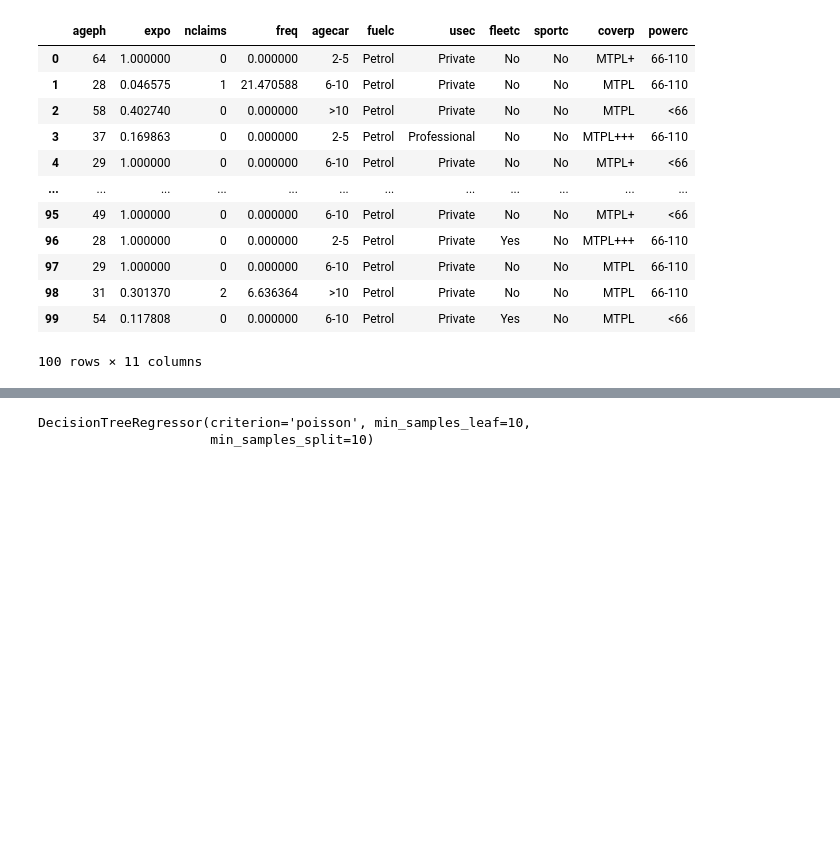
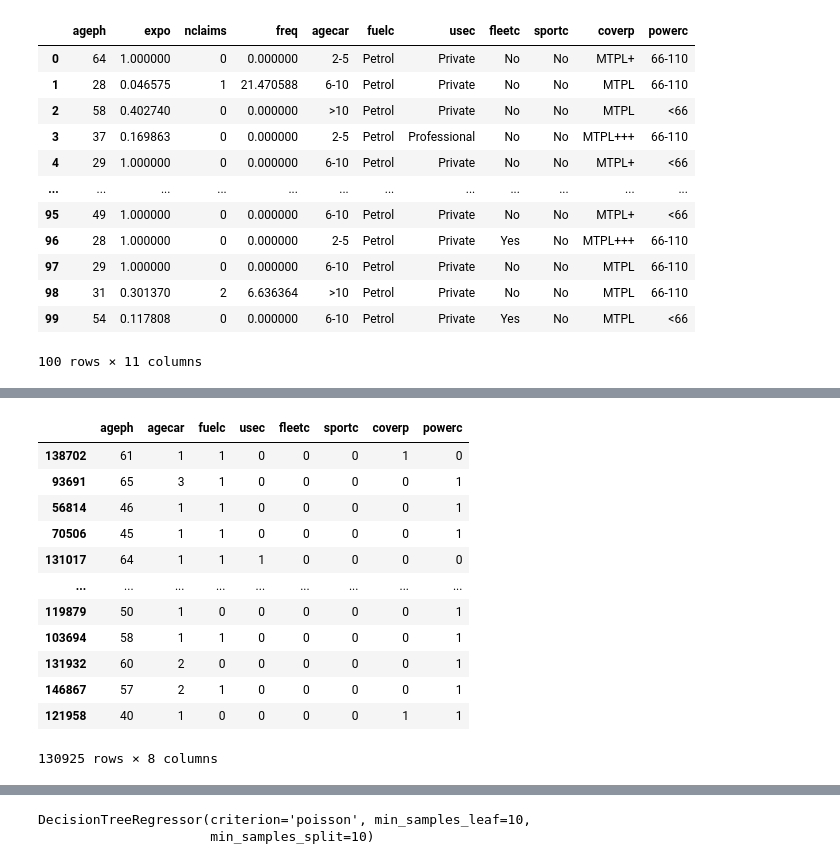
Before and after one commit to HalfmoonSD/Data-Science-for-Non-Life-Insurance-Project, a Jupyter notebook: Regression_Tree.ipynb, the cells around one changed output, grey strips where cells are left out. Drawn from its saved outputs; the diff is of its cells as text; code cells hidden in the pictures; blank space fills up the shorter version.

```diff
--- a/Regression_Tree.ipynb
+++ b/Regression_Tree.ipynb
@@ -39,3 +40,11 @@ data.head(100)
 | 98 | 31 | 0.301370 | 2 | 6.636364 | >10 | Petrol | Private | No | No | MTPL | 66-110 |
 | 99 | 54 | 0.117808 | 0 | 0.000000 | 6-10 | Petrol | Private | Yes | No | MTPL | <66 |
 100 rows × 11 columns
+# %%
+#Import data
+data = pd.read_csv('/Users/cr24/Desktop/Data Science Assignment/Assignment.csv')
+
+# transform the column names to lowercase
+data.columns = data.columns.str.lower()
+data = data.rename(columns= {'duree': 'expo','nbrtotan': 'freq','nbrtotc': 'nclaims'})
+data = data.drop(['lnexpo','codposs','chargtot','sexp','split'],axis=1)
@@ -102,0 +77,16 @@ from sklearn.ensemble import RandomForestRegressor
+# %%
+X_train
+# %% [output]
+|  | ageph | agecar | fuelc | usec | fleetc | sportc | coverp | powerc |
+| 138702 | 61 | 1 | 1 | 0 | 0 | 0 | 1 | 0 |
+| 93691 | 65 | 3 | 1 | 0 | 0 | 0 | 0 | 1 |
+| 56814 | 46 | 1 | 1 | 0 | 0 | 0 | 0 | 1 |
+| 70506 | 45 | 1 | 1 | 0 | 0 | 0 | 0 | 1 |
+| 131017 | 64 | 1 | 1 | 1 | 0 | 0 | 0 | 0 |
+| ... | ... | ... | ... | ... | ... | ... | ... | ... |
+| 119879 | 50 | 1 | 0 | 0 | 0 | 0 | 0 | 1 |
+| 103694 | 58 | 1 | 1 | 0 | 0 | 0 | 0 | 1 |
+| 131932 | 60 | 2 | 0 | 0 | 0 | 0 | 0 | 1 |
+| 146867 | 57 | 2 | 1 | 0 | 0 | 0 | 0 | 1 |
+| 121958 | 40 | 1 | 0 | 0 | 0 | 0 | 1 | 1 |
+130925 rows × 8 columns
```
Also changed, not shown: parts of 21 cells of this notebook, 3 other files.
